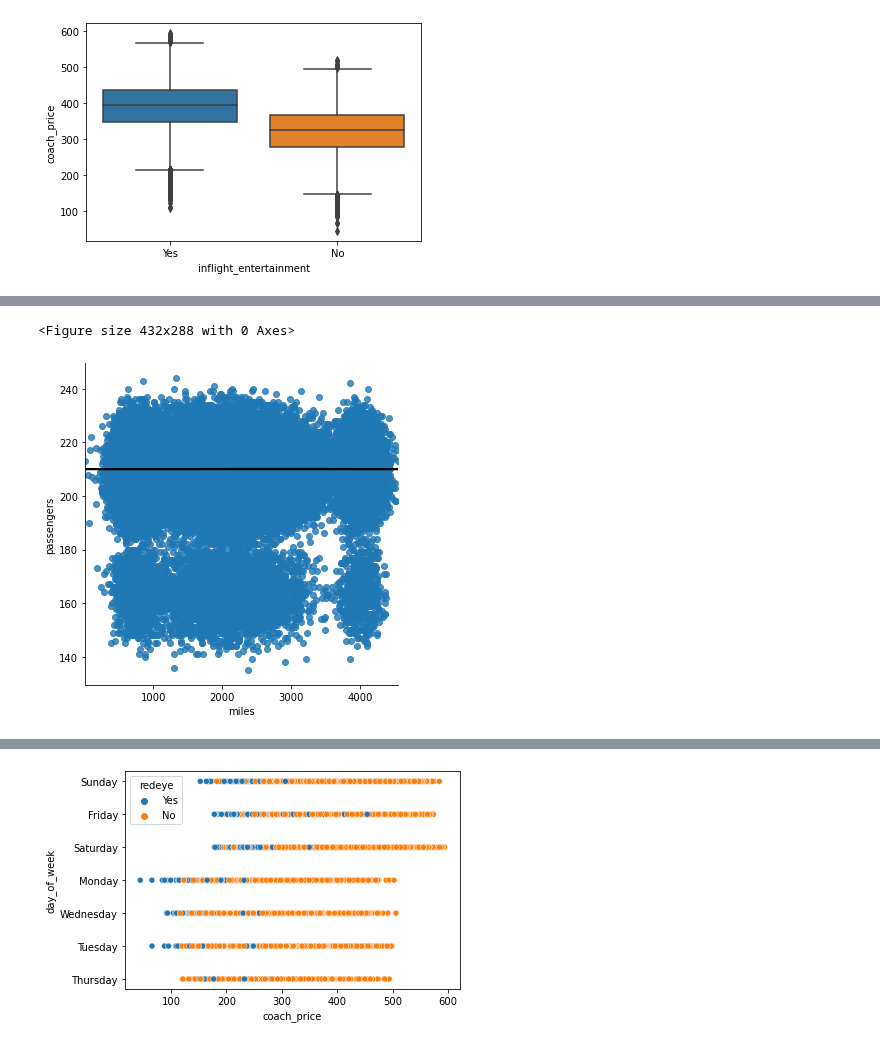
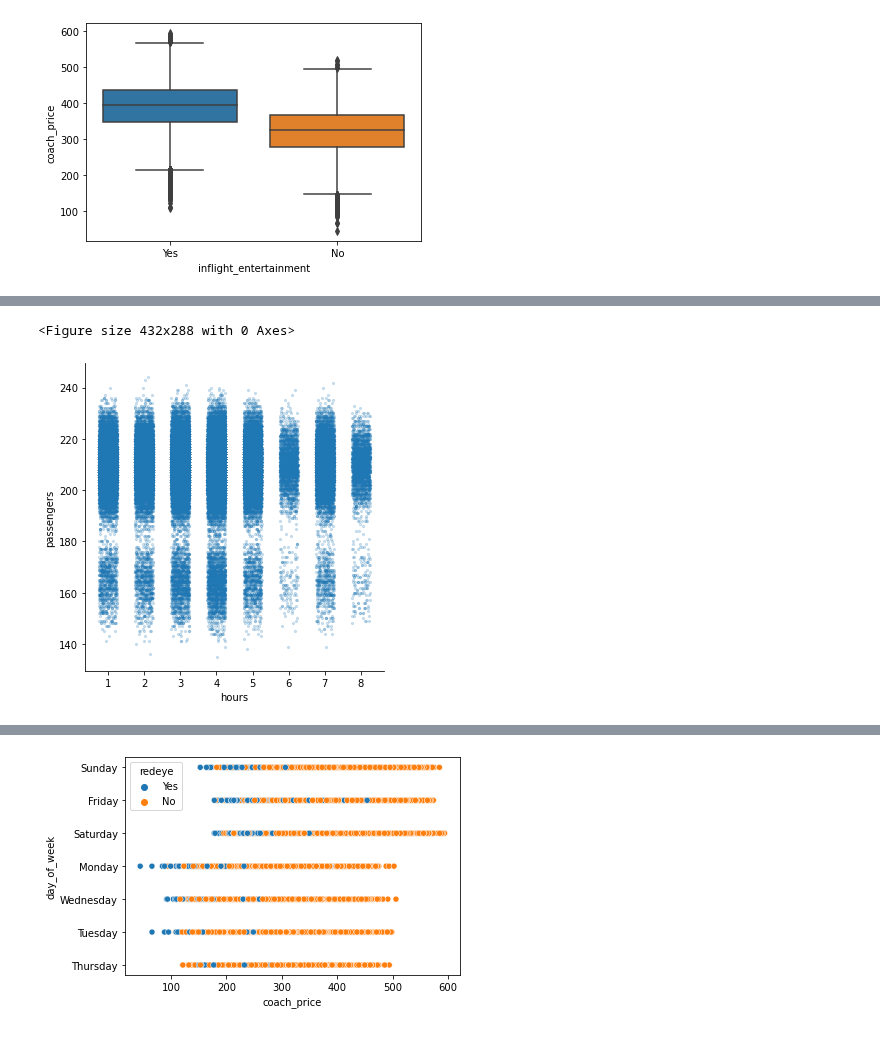
Before and after one commit to cacaprog/Exercises, a Jupyter notebook: Airline Analysis/MC_Airline_Analysis.ipynb, the cells around one changed output, grey strips where cells are left out. Drawn from its saved outputs; the diff is of its cells as text; code cells hidden in the pictures.

```diff
--- a/Airline Analysis/MC_Airline_Analysis.ipynb
+++ b/Airline Analysis/MC_Airline_Analysis.ipynb
@@ -6,7 +6,7 @@ import matplotlib.pyplot as plt
 import math
 import statsmodels
 # %%
-flights = pd.read_csv("F:/Codecademy/Exercises/Airline Analysis/flight.csv")
+flights = pd.read_csv("/Users/administrador/Documents/Codeacademy/Airline Analysis/flight.csv")
 flights.info()
 # %% [output]
 <class 'pandas.core.frame.DataFrame'>
@@ -120,8 +155,8 @@ plt.show()
 # %%
 #Task 6
 plt.clf()
-sns.lmplot(x="miles", y="passengers", data=flights, line_kws={'color': 'black'}, lowess=True)
+sns.lmplot(x="hours", y="passengers", data=flights, scatter_kws={'s': 5, 'alpha': 0.2}, x_jitter=0.25, fit_reg = False)
 plt.show()
 # %% [output]
 <Figure size 432x288 with 0 Axes>
-[figure, old version]
+[figure, new version]
```
Also changed, not shown: parts of 10 cells of this notebook.
